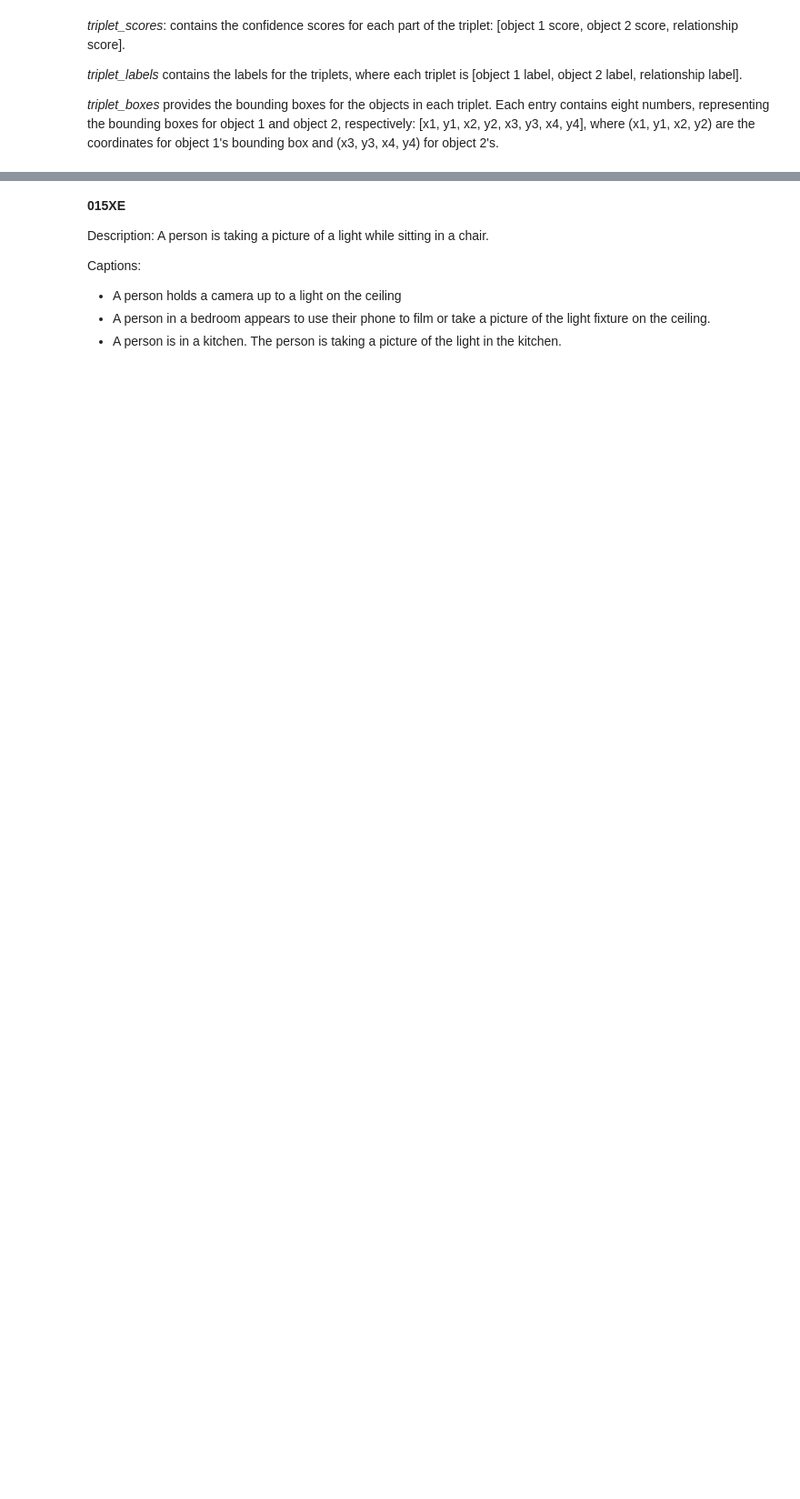
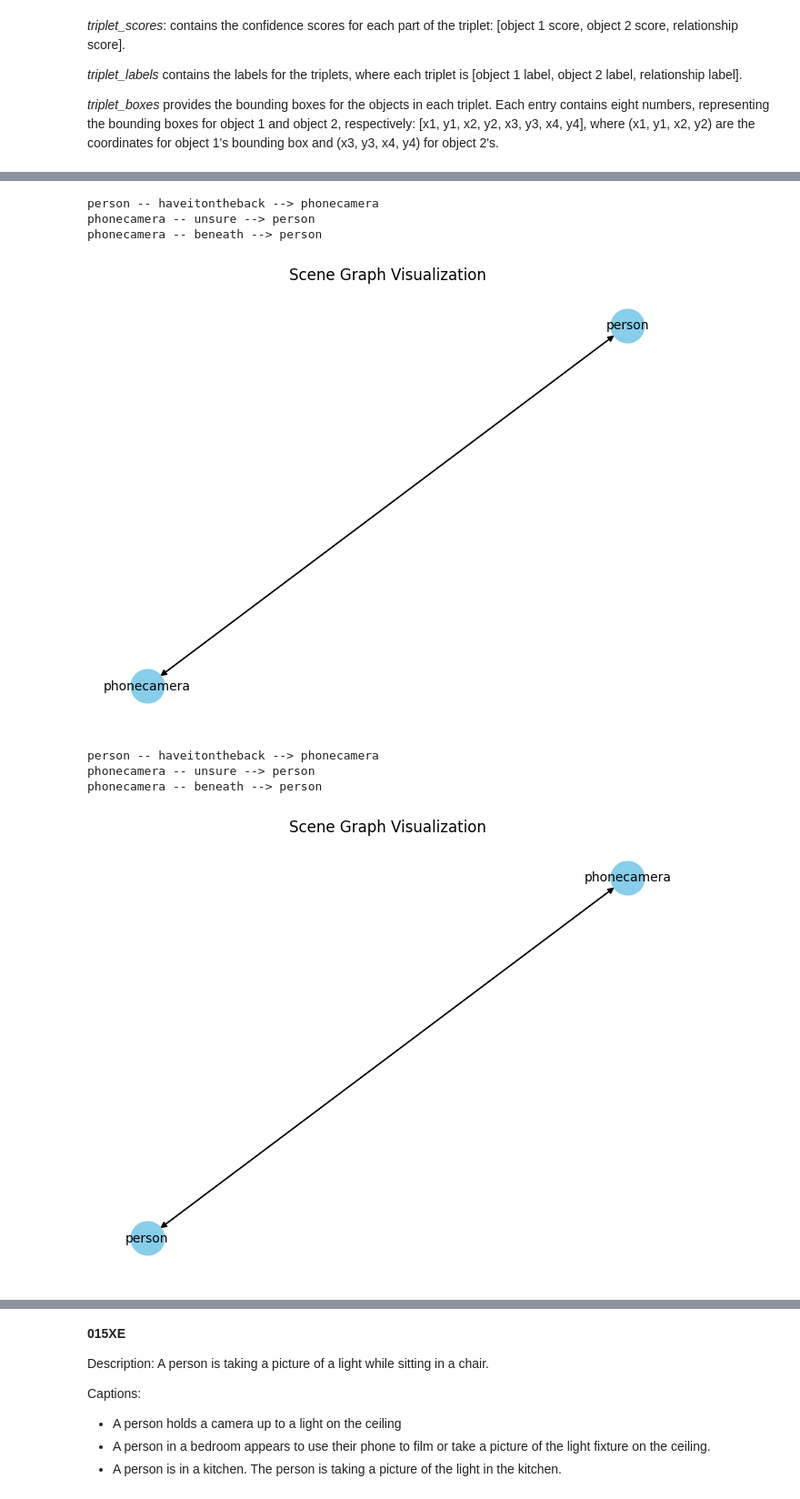
Before and after one commit to palimisis/sgg-llm, a Jupyter notebook: predcls_vis.ipynb, the cells around one changed output, grey strips where cells are left out. Shown at 91% size. Cells and saved outputs as stored; diff of their text form; code cells hidden in the pictures; blank space fills up the shorter version.

```diff
--- a/predcls_vis.ipynb
+++ b/predcls_vis.ipynb
@@ -70 +14,5 @@ contacting_distribution = pred["contacting_distribution"]
+# %%
+video_id_07BSH = "07BSH.mp4"
+video_id_07QNG = "07QNG.mp4"
+video_id_015XE = "015XE.mp4"
 # %%
@@ -258,3 +52,0 @@ triplets[0]
-# %%
-for k, v in semi_con.items():
-    pprint(v)
@@ -278,0 +53,6 @@ for k, v in semi_con.items():
+# %%
+no_constraint_output_07BSH = load_video_sgg_triplets(video_id_07BSH)
+no_constraint_output_07QNG = load_video_sgg_triplets(video_id_07QNG)
+no_constraint_output_015XE = load_video_sgg_triplets(video_id_015XE)
+# %%
+object_classes, relationship_classes = load_gt_classes()
@@ -370,0 +121,11 @@ person -- notlookingat --> floor
+# %%
+scene_graph_015XE = plot_scene_graph(no_constraint_output_015XE)
+# %% [output]
+person -- haveitontheback --> phonecamera
+phonecamera -- unsure --> person
+phonecamera -- beneath --> person
+[figure, added]
+person -- haveitontheback --> phonecamera
+phonecamera -- unsure --> person
+phonecamera -- beneath --> person
+[figure, added]
```
Also changed, not shown: parts of 35 cells of this notebook.
